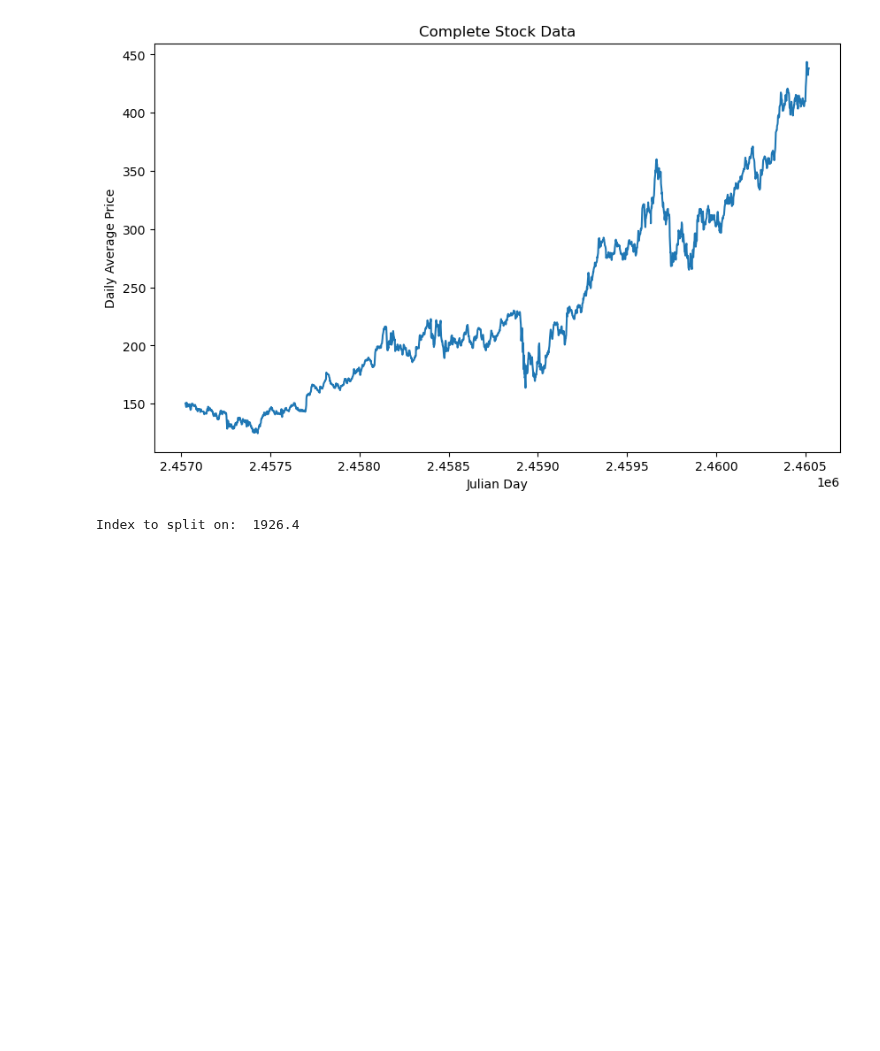
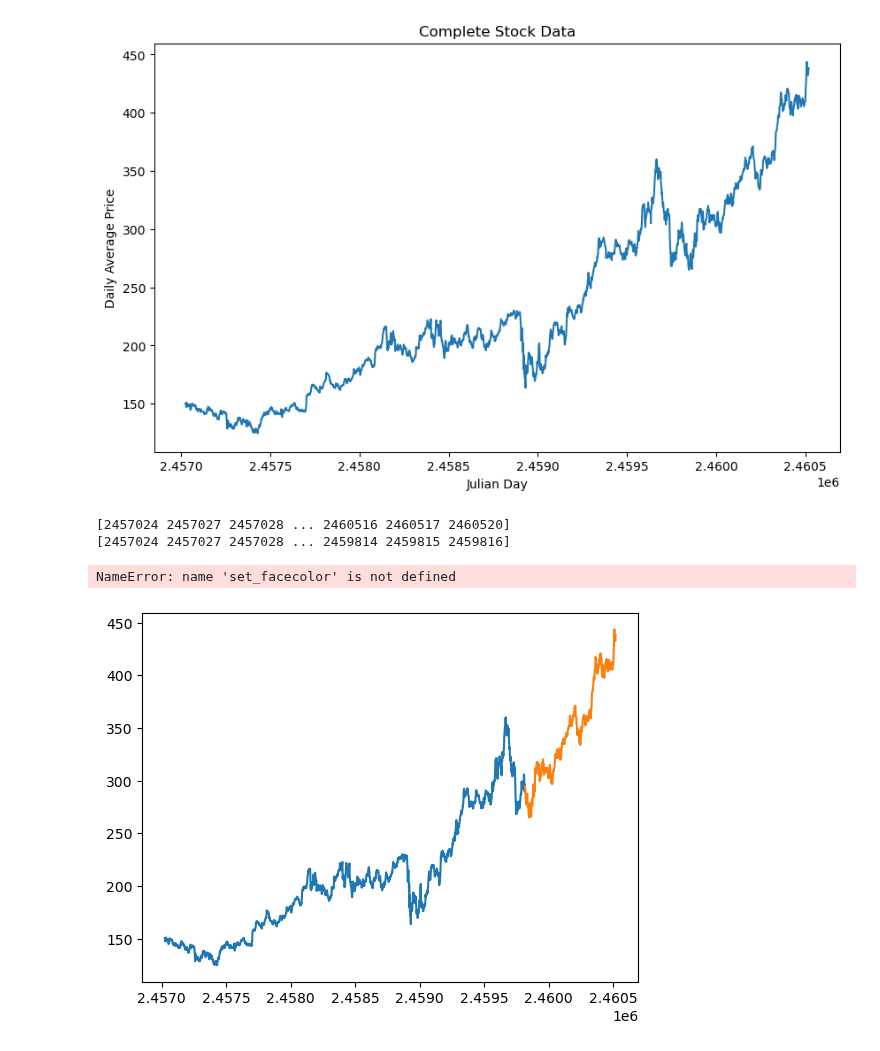
Before and after one commit to EvanA4/OCAI, a Jupyter notebook: data.ipynb, the cells around one changed output. Drawn from its saved outputs; the diff is of its cells as text; code cells hidden in the pictures; blank space fills up the shorter version.

Commit message:
with graphs

```diff
--- a/data.ipynb
+++ b/data.ipynb
@@ -54,28 +54,50 @@ Raw data:
 # %%
 # Convert raw dataframe into average price over time
 
 
 # Split this data into train and test data
 # pick an indice to split on
-X = firstDF['Date'].values()
-y = firstDF['Mid'].values()
-X_train, X_test, y_train, y_test = train_test_split(X, y, test_size=0.2)
+X = np.squeeze(firstDF[['Date']].values)
+# print(X)
+y = np.squeeze(firstDF[['Mid']].values)
+X_train, X_test, y_train, y_test = train_test_split(X, y, test_size=0.2, shuffle=False)
 
-scaler = StandardScaler()
-X_train_scaled = scaler.fit_transform(np.array(X_train))
+# X_train = np.squeeze(X_train)
 
-# Scale the test data
-X_test_scaled = scaler.transform(np.array(X_test))
+# print(X_train.shape)
+# print(y_train.shape)
+# print(X_test.shape)
+# print(y_test.shape)
+plt.figure()
+plt.clf()
+# plt.plot([1, 2, 3, 4, 5], [5, 3, 2, 3, 5])
+plt.plot(X_train, y_train, label="Train")
+# print(X_train)
+plt.plot(X_test, y_test, label="Test")
+# plt.figure(set_facecolor('lightgray'))
+plt.legend()
+plt.show()
 
+# scaler = StandardScaler()
+# X_train_scaled = scaler.fit_transform((X_train))
+
+# # Scale the test data
+# X_test_scaled = scaler.transform((X_test))
+
+# plt.plot(X_train_scaled, label="X-train")
+# plt.plot(X_test_scaled)
 
 # NOTE: It is important that we do this BEFORE chopping up the data into distinct windows! Otherwise, there will be data leakage.
 # Plot this data
 
 
 # Read this README.md https://github.com/lkulowski/LSTM_encoder_decoder/tree/master
 # Create a scrolling window based on two parameters: input size and target size
 # %% [output]
-Index to split on:  1926.4
+[2457024 2457027 2457028 ... 2460516 2460517 2460520]
+[2457024 2457027 2457028 ... 2459814 2459815 2459816]
+NameError: name 'set_facecolor' is not defined
+[figure, added]
 # %%
 # Define the model architecture
 
```
Also changed, not shown: parts of 1 cell of this notebook.
